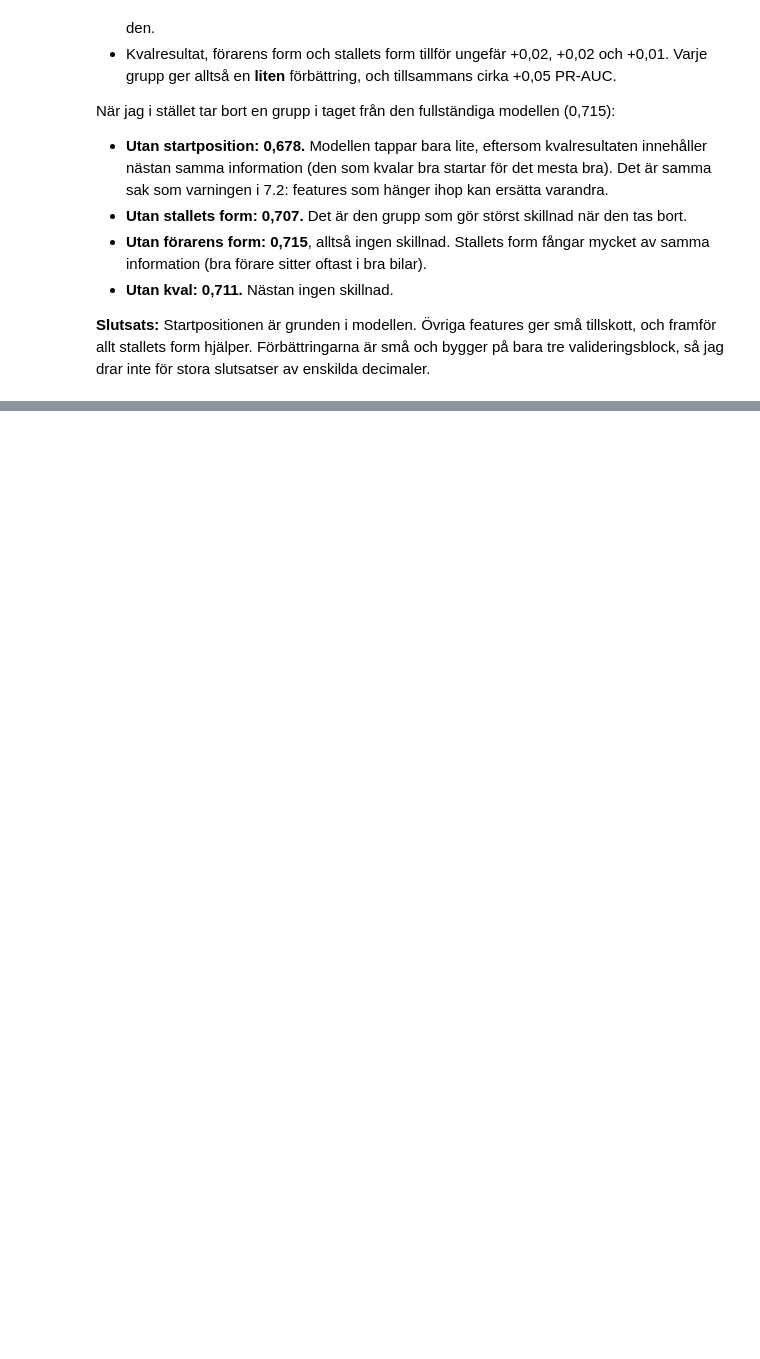
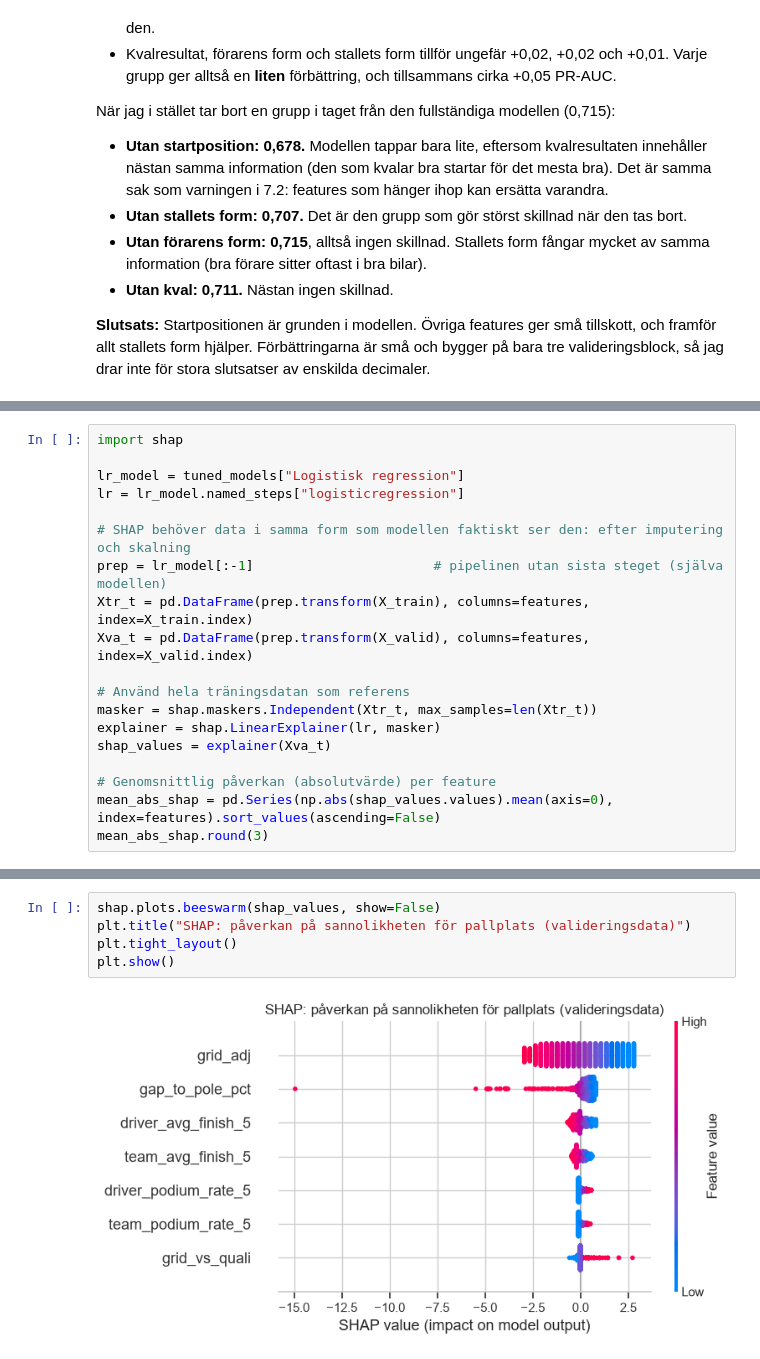
Before and after one commit to felixalfred/f1-podium-prediction, a Jupyter notebook: notebooks/f1_podium_prediction.ipynb, the cells around one changed output, grey strips where cells are left out. Saved outputs shown, nothing was run; the diff lists cells and outputs as text; blank space fills up the shorter version.

Commit message:
Kapitel 7: SHAP och förklaring av enskilda lopp

```diff
--- a/notebooks/f1_podium_prediction.ipynb
+++ b/notebooks/f1_podium_prediction.ipynb
@@ -1685,0 +1696,19 @@ När jag i stället tar bort en grupp i taget från den fullständiga modellen (
+# %%
+import shap
+
+lr_model = tuned_models["Logistisk regression"]
+lr = lr_model.named_steps["logisticregression"]
+
+# SHAP behöver data i samma form som modellen faktiskt ser den: efter imputering och skalning
+prep = lr_model[:-1]                       # pipelinen utan sista steget (själva modellen)
+Xtr_t = pd.DataFrame(prep.transform(X_train), columns=features, index=X_train.index)
+Xva_t = pd.DataFrame(prep.transform(X_valid), columns=features, index=X_valid.index)
+
+# Använd hela träningsdatan som referens
+masker = shap.maskers.Independent(Xtr_t, max_samples=len(Xtr_t))
+explainer = shap.LinearExplainer(lr, masker)
+shap_values = explainer(Xva_t)
+
+# Genomsnittlig påverkan (absolutvärde) per feature
+mean_abs_shap = pd.Series(np.abs(shap_values.values).mean(axis=0), index=features).sort_values(ascending=False)
+mean_abs_shap.round(3)
@@ -1685,0 +1724,7 @@ När jag i stället tar bort en grupp i taget från den fullständiga modellen (
+# %%
+shap.plots.beeswarm(shap_values, show=False)
+plt.title("SHAP: påverkan på sannolikheten för pallplats (valideringsdata)")
+plt.tight_layout()
+plt.show()
+# %% [output]
+[figure, added]
```
Also changed, not shown: parts of 8 cells of this notebook.
